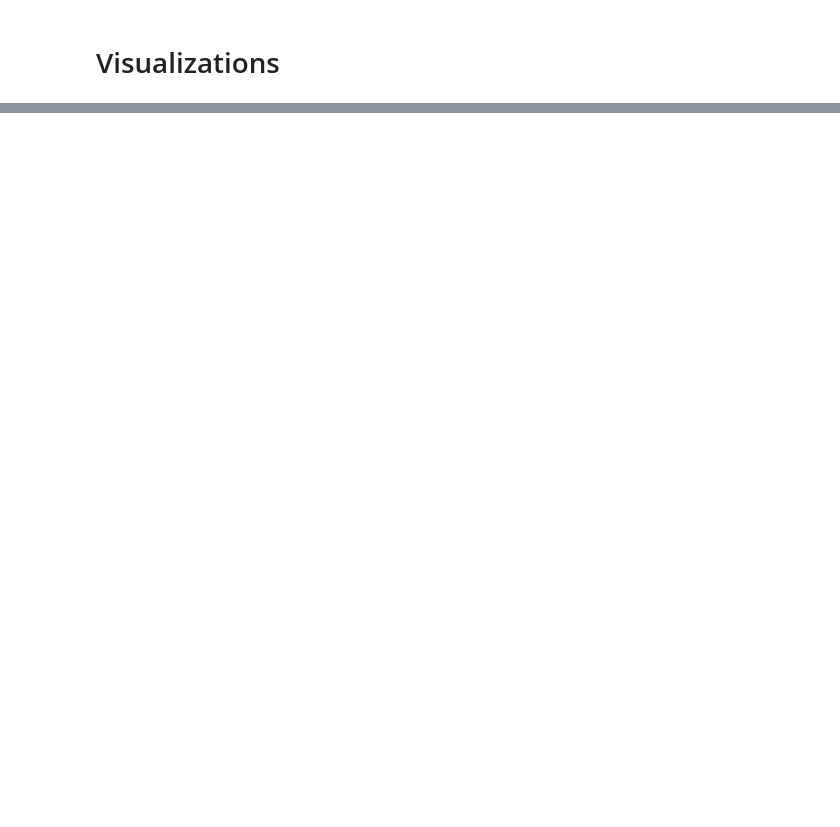
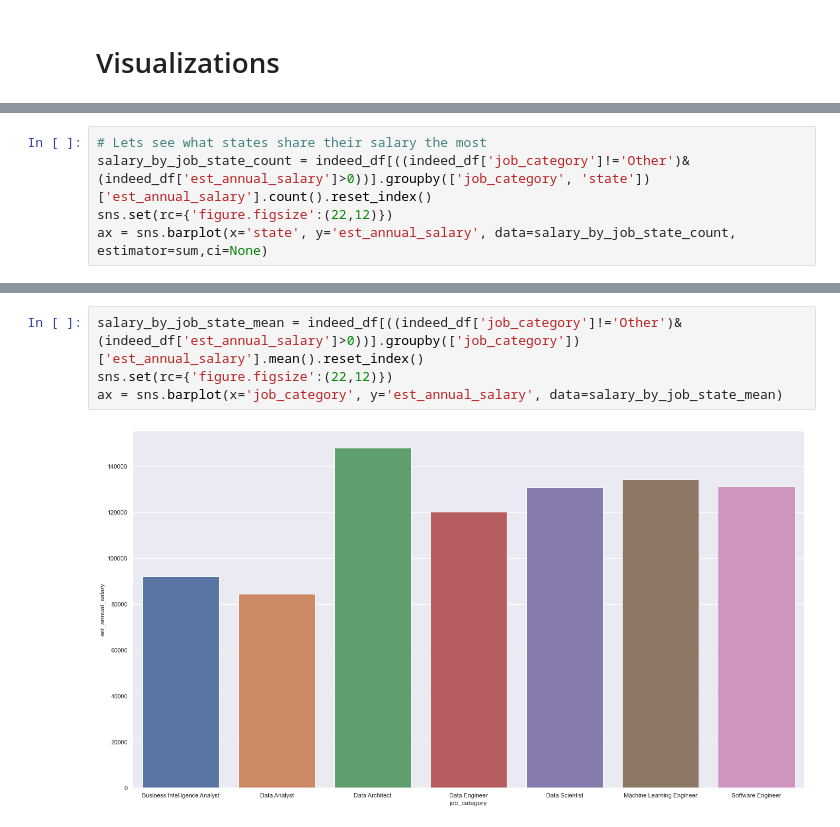
Before and after one commit to molieriAC/DSTools1_FinalProject, a Jupyter notebook: indeedFeatureExtraction.ipynb, the cells around one changed output, grey strips where cells are left out. Saved outputs shown, nothing was run; the diff lists cells and outputs as text; blank space fills up the shorter version.

Commit message:
added visuals to indeedFeatureExtraction and created a file called nlp_processing to do processing and visualization

```diff
--- a/indeedFeatureExtraction.ipynb
+++ b/indeedFeatureExtraction.ipynb
@@ -177,0 +163,5 @@ indeed_df[indeed_df['est_salary']!='No Estimated Salary'].sample(4)
+# %%
+# Lets see what states share their salary the most
+salary_by_job_state_count = indeed_df[((indeed_df['job_category']!='Other')&(indeed_df['est_annual_salary']>0))].groupby(['job_category', 'state'])['est_annual_salary'].count().reset_index()
+sns.set(rc={'figure.figsize':(22,12)})
+ax = sns.barplot(x='state', y='est_annual_salary', data=salary_by_job_state_count, estimator=sum,ci=None)
@@ -177,0 +170,6 @@ indeed_df[indeed_df['est_salary']!='No Estimated Salary'].sample(4)
+# %%
+salary_by_job_state_mean = indeed_df[((indeed_df['job_category']!='Other')&(indeed_df['est_annual_salary']>0))].groupby(['job_category'])['est_annual_salary'].mean().reset_index()
+sns.set(rc={'figure.figsize':(22,12)})
+ax = sns.barplot(x='job_category', y='est_annual_salary', data=salary_by_job_state_mean)
+# %% [output]
+[figure, added]
```
Also changed, not shown: parts of 8 cells of this notebook, 1 other file.
